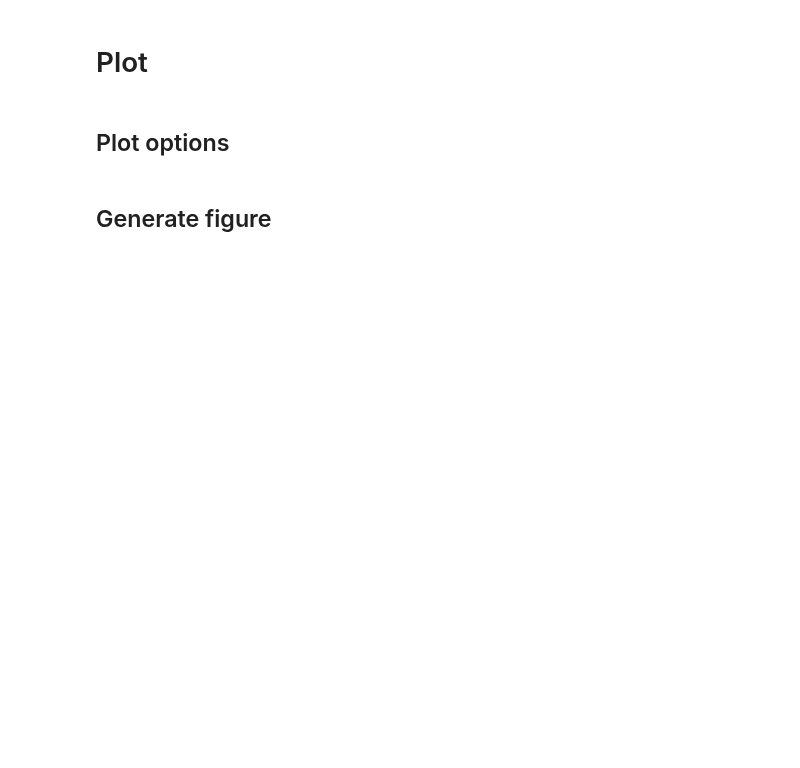
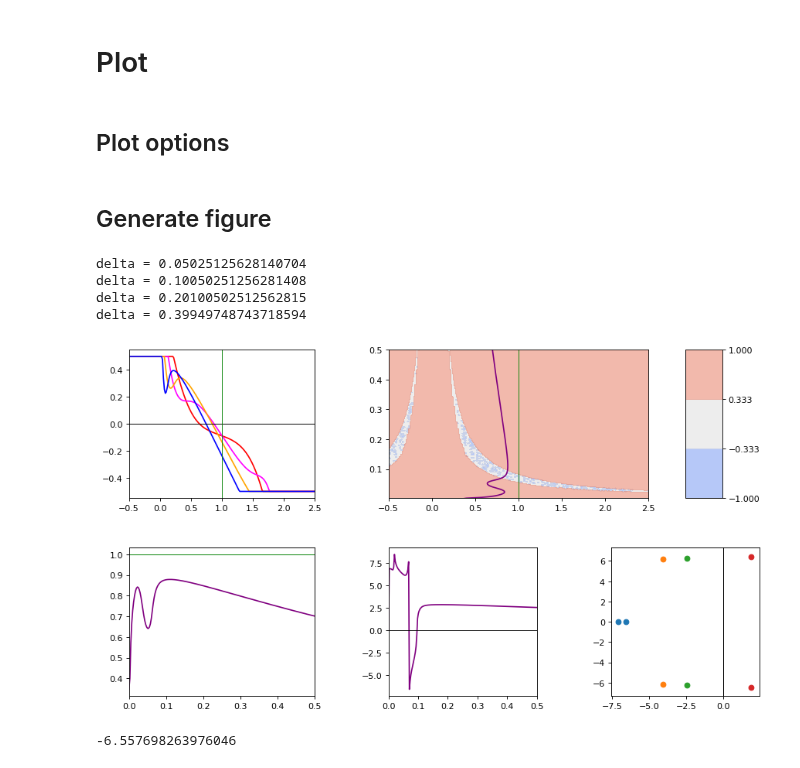
Before and after one commit to parkseo7/KuramotoPlasticDelay, a Jupyter notebook: figND_analysis.ipynb, the cells around one changed output. Saved outputs shown, nothing was run; the diff lists cells and outputs as text; code cells hidden in the pictures; blank space fills up the shorter version.

```diff
--- a/figND_analysis.ipynb
+++ b/figND_analysis.ipynb
@@ -125,4 +93,13 @@ ax.axhline(y=0, color='black')
 # %%
+# Generate arrays for Omega w.r.t. fixed delta:
+delta_list = [0.05, 0.1, 0.2, 0.4]
+z_arrs = {}
+
+# For each delta_list, obtain corresponding Omega array:
+for delta0 in delta_list:
+    ind = np.argmin(np.abs(delta_arr - delta0))
+    z_arrs[ind] = z_mesh[:,ind]
+
 # Obtain Omega = Omega(delta) function
 Omega_roots = np.zeros(delta_arr.size+1)
 Omega_roots[0] = w0
@@ -135,8 +112,3 @@ for k in range(delta_arr.size):
         Omega_roots[k+1] = new_root[0]
 
 Omega_roots = Omega_roots[1:]
-
-fig, ax = plt.subplots(1,1)
-
-ax.plot(delta_arr, Omega_roots)
-# ax.axvline(x=0.06907494896397551)
@@ -272,2 +209,68 @@ eig_options_line = {'linestyle': 'dashed',
 # %% [markdown]
 ## Generate figure
+# %%
+fig, ax = plt.subplots(6, figsize=(12,8), dpi=80)
+
+# Set positions
+ax[0].set_position(bbox0)
+ax[1].set_position(bbox1)
+ax[2].set_position(bbox2)
+ax[3].set_position(bbox3)
+ax[4].set_position(bbox4)
+ax[5].set_position(bbox5)
+
+# Plot arrays
+
+# Figure 3a
+color_list = ['red', 'magenta', 'orange', 'blue']
+j = 0
+for key in z_arrs.keys():
+    ax[0].plot(Omega_arr, z_arrs[key], color=color_list[j])
+    print('delta = ' + str(delta_arr[key]))
+    j += 1
+
+ax[0].axhline(y=0, color='black', linewidth=lw_ab2)
+ax[0].axvline(x=omega0, color='green', linewidth=lw_ab2)
+ax[0].set_xlim(left=Omega_arr.min(), right=Omega_arr.max())
+
+# Figure 3b
+ax[1].plot(delta_arr, Omega_roots, color='purple')
+ax[1].set_xlim(left=delta_arr.min(), right=delta_arr.max())
+ax[1].axhline(y=omega0, color='green', linewidth=lw_ab2)
+
+# Figure 3c
+c = ax[2].contourf(Omega_mesh, delta_mesh, stab_mesh, levels, cmap='coolwarm', alpha=alpha)
+ax[2].axis([Omega_min, Omega_max, delta_min, delta_max])
+
+ax[2].plot(Omega_roots, delta_arr, color='purple')
+ax[2].axvline(x=omega0, color='green', linewidth=lw_ab2)
+
+fig.colorbar(c, cax=ax[3])
+
+# Figure 3d
+ax[4].plot(delta_arr, stab_arr, color='purple')
+ax[4].set_xlim(left=delta_arr.min(), right=delta_arr.max())
+
+ax[4].axhline(y=0, color='black', linewidth=lw_ab2)
+
+
+# Figure 3e
+for key in eig_roots_dict.keys():
+    eig_re = np.real(eig_roots_dict[key])
+    eig_im = np.imag(eig_roots_dict[key])
+
+    eig_log_re = np.sign(eig_re)*np.log(1 + np.abs(eig_re))
+    eig_log_im = np.sign(eig_im)*np.log(1 + np.abs(eig_im))
+    ax[5].scatter(eig_log_re, eig_log_im)
+
+    ax[5].axvline(x=0, color='black', linewidth=lw_ab2)
+# %% [output]
+delta = 0.05025125628140704
+delta = 0.10050251256281408
+delta = 0.20100502512562815
+delta = 0.39949748743718594
+[figure, added]
+# %%
+stab_arr.min()
+# %% [output]
+-6.557698263976046
```
Also changed, not shown: parts of 15 cells of this notebook, 10 other files.
